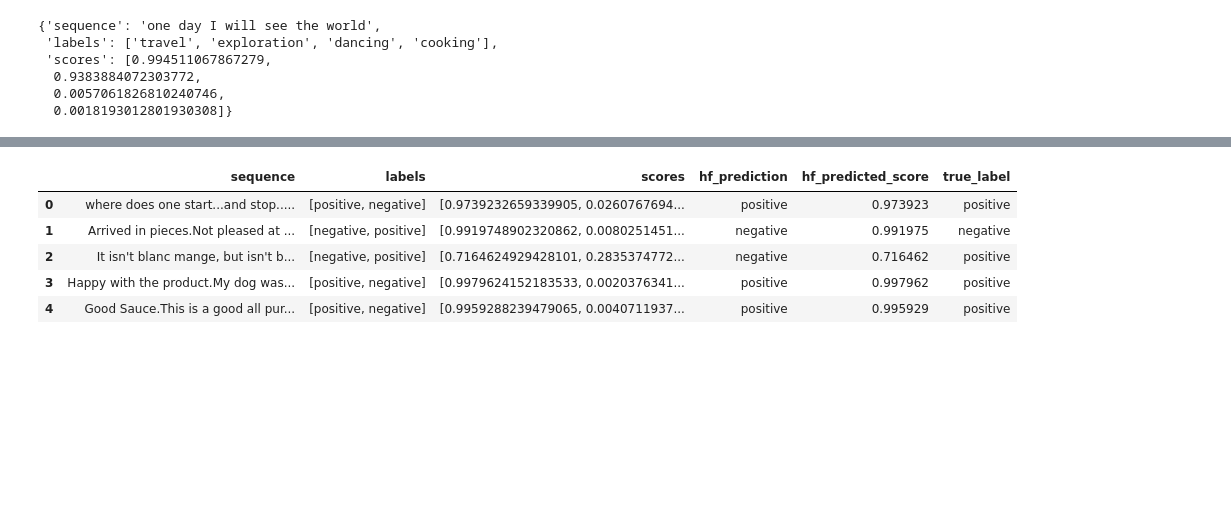
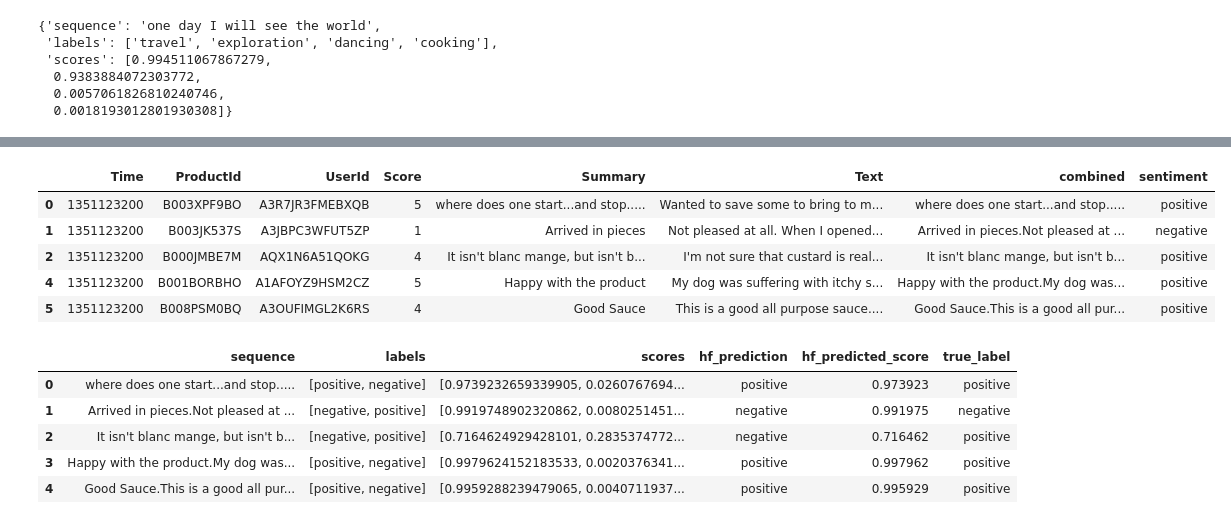
Before and after one commit to krishnannarayanaswamy/GenAI-Relevance-LLM-demo, a Jupyter notebook: ZeroShotClassification_Performance.ipynb, the cells around one changed output, grey strips where cells are left out. Drawn from its saved outputs; the diff is of its cells as text; code cells hidden in the pictures; blank space fills up the shorter version.

```diff
--- a/ZeroShotClassification_Performance.ipynb
+++ b/ZeroShotClassification_Performance.ipynb
@@ -73,3 +125,16 @@ df.head(2)
+# %%
+# convert 5-star rating to binary sentiment
+df = df[df.Score != 3]
+df["sentiment"] = df.Score.replace({1: "negative", 2: "negative", 4: "positive", 5: "positive"})
+
+df.head(5)
+# %% [output]
+|  | Time | ProductId | UserId | Score | Summary | Text | combined | sentiment |
+| 0 | 1351123200 | B003XPF9BO | A3R7JR3FMEBXQB | 5 | where does one start...and stop..... | Wanted to save some to bring to m... | where does one start...and stop..... | positive |
+| 1 | 1351123200 | B003JK537S | A3JBPC3WFUT5ZP | 1 | Arrived in pieces | Not pleased at all. When I opened... | Arrived in pieces.Not pleased at ... | negative |
+| 2 | 1351123200 | B000JMBE7M | AQX1N6A51QOKG | 4 | It isn't blanc mange, but isn't b... | I'm not sure that custard is real... | It isn't blanc mange, but isn't b... | positive |
+| 4 | 1351123200 | B001BORBHO | A1AFOYZ9HSM2CZ | 5 | Happy with the product | My dog was suffering with itchy s... | Happy with the product.My dog was... | positive |
+| 5 | 1351123200 | B008PSM0BQ | A3OUFIMGL2K6RS | 4 | Good Sauce | This is a good all purpose sauce.... | Good Sauce.This is a good all pur... | positive |
 # %%
 from sklearn.preprocessing import LabelEncoder
 
```
Also changed, not shown: parts of 8 cells of this notebook.
